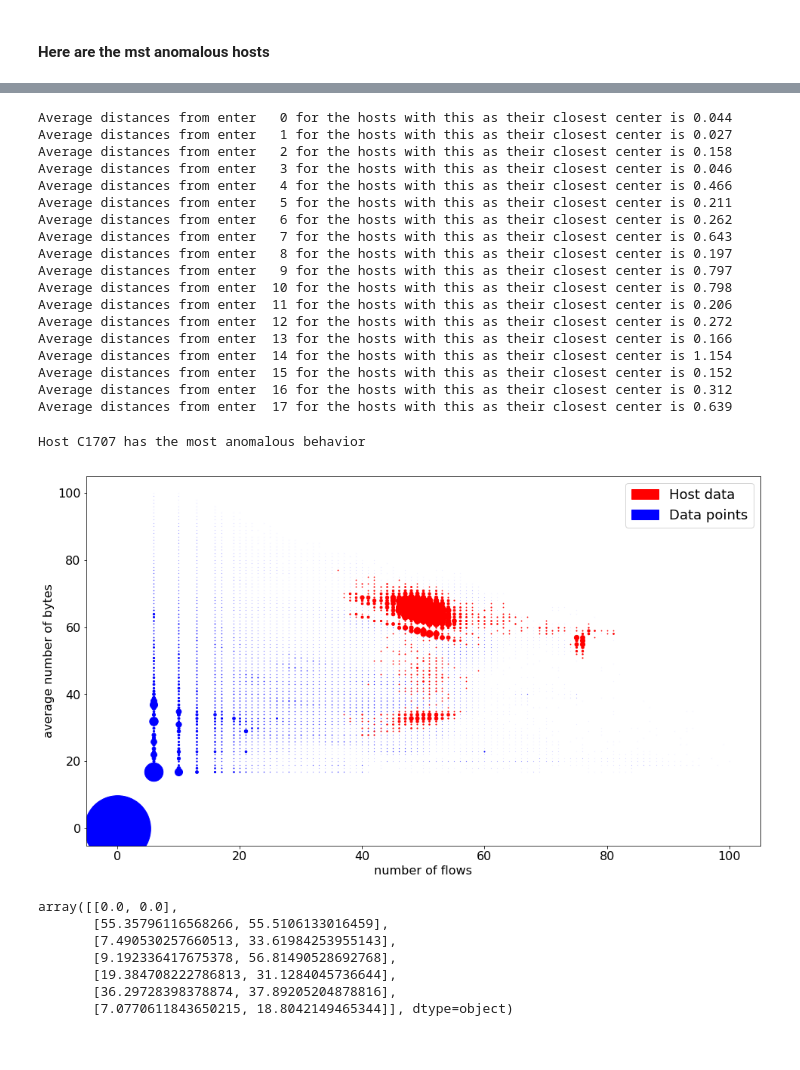
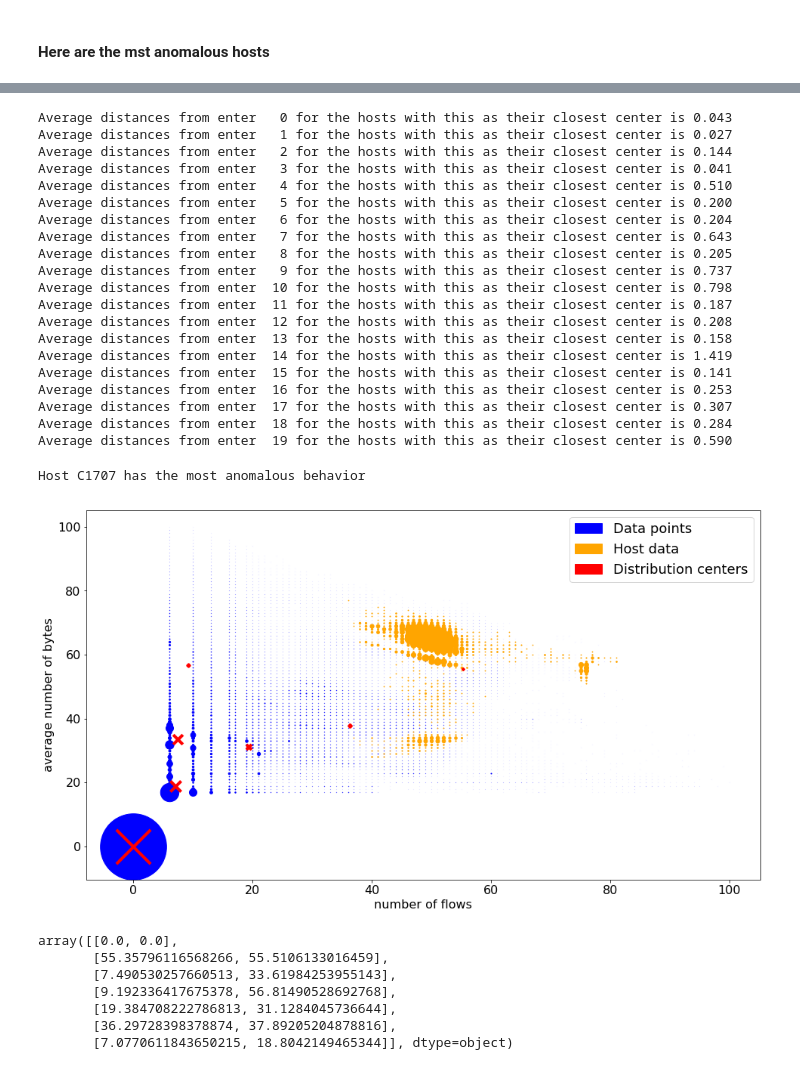
Before and after one commit to SotirisAnagnostidis/onlineAnomalyDetection, a Jupyter notebook: diploma/KL-Kmeans.ipynb, the cells around one changed output, grey strips where cells are left out. Saved outputs shown, nothing was run; the diff lists cells and outputs as text; code cells hidden in the pictures.

Commit message:
progressed kmeans

```diff
--- a/diploma/KL-Kmeans.ipynb
+++ b/diploma/KL-Kmeans.ipynb
@@ -7,9 +7,9 @@ from sklearn.externals import joblib
 import pandas as pd
 
 onlineEM = joblib.load('pkl/onlineEM_15_days_7_alligned.pkl')
-test1 = joblib.load('pkl/groupped_data_15_days_00001_04320.pkl')
+"""test1 = joblib.load('pkl/groupped_data_15_days_00001_04320.pkl')
 test2 = joblib.load('pkl/groupped_data_15_days_04321_08640.pkl')
 test3 = joblib.load('pkl/groupped_data_15_days_08641_12960.pkl')
 test4 = joblib.load('pkl/groupped_data_15_days_12961_17280.pkl')
 groupped_data = pd.concat([test1, test2, test3, test4])
-groupped_data1 = joblib.load('pkl/groupped_data_15_days_17281_21600.pkl')
+groupped_data1 = joblib.load('pkl/groupped_data_15_days_17281_21600.pkl')"""
@@ -100,3 +90,7 @@ Starting run 10
+# %%
+from sklearn.externals import joblib
+
+kmeans = joblib.load('pkl/kmeans_20.pkl')
 # %%
 import matplotlib.pyplot as plt
 from pylab import rcParams
@@ -110,7 +103,7 @@ from klkmeans import hmm_distance
 
 distances = []
 for host in onlineEM.hosts:
-    distances.append([host, hmm_distance(onlineEM.hosts[host]['transition_matrix'], kmeans.centers[assign[host]])])
+    distances.append([host, hmm_distance(onlineEM.hosts[host]['transition_matrix'], kmeans.centers[kmeans.assignments[host]])])
 # %%
 from plots import plot_points_host
 # %% [markdown]
@@ -181,21 +175,23 @@ for k,v in sorted(average_distances.items()):
     print('Average distances from enter  {:2d} for the hosts with this as their closest center is {:.3f}'.format(k,
                                                                                                                  sum(v)/len(v)))
 # %% [output]
-Average distances from enter   0 for the hosts with this as their closest center is 0.044
+Average distances from enter   0 for the hosts with this as their closest center is 0.043
 Average distances from enter   1 for the hosts with this as their closest center is 0.027
-Average distances from enter   2 for the hosts with this as their closest center is 0.158
-Average distances from enter   3 for the hosts with this as their closest center is 0.046
-Average distances from enter   4 for the hosts with this as their closest center is 0.466
-Average distances from enter   5 for the hosts with this as their closest center is 0.211
-Average distances from enter   6 for the hosts with this as their closest center is 0.262
+Average distances from enter   2 for the hosts with this as their closest center is 0.144
+Average distances from enter   3 for the hosts with this as their closest center is 0.041
+Average distances from enter   4 for the hosts with this as their closest center is 0.510
+Average distances from enter   5 for the hosts with this as their closest center is 0.200
+Average distances from enter   6 for the hosts with this as their closest center is 0.204
 Average distances from enter   7 for the hosts with this as their closest center is 0.643
-Average distances from enter   8 for the hosts with this as their closest center is 0.197
-Average distances from enter   9 for the hosts with this as their closest center is 0.797
+Average distances from enter   8 for the hosts with this as their closest center is 0.205
+Average distances from enter   9 for the hosts with this as their closest center is 0.737
 Average distances from enter  10 for the hosts with this as their closest center is 0.798
-Average distances from enter  11 for the hosts with this as their closest center is 0.206
-Average distances from enter  12 for the hosts with this as their closest center is 0.272
-Average distances from enter  13 for the hosts with this as their closest center is 0.166
-Average distances from enter  14 for the hosts with this as their closest center is 1.154
-Average distances from enter  15 for the hosts with this as their closest center is 0.152
-Average distances from enter  16 for the hosts with this as their closest center is 0.312
-Average distances from enter  17 for the hosts with this as their closest center is 0.639
+Average distances from enter  11 for the hosts with this as their closest center is 0.187
+Average distances from enter  12 for the hosts with this as their closest center is 0.208
+Average distances from enter  13 for the hosts with this as their closest center is 0.158
+Average distances from enter  14 for the hosts with this as their closest center is 1.419
+Average distances from enter  15 for the hosts with this as their closest center is 0.141
+Average distances from enter  16 for the hosts with this as their closest center is 0.253
+Average distances from enter  17 for the hosts with this as their closest center is 0.307
+Average distances from enter  18 for the hosts with this as their closest center is 0.284
+Average distances from enter  19 for the hosts with this as their closest center is 0.590
@@ -202,10 +245,11 @@ Average distances from enter  17 for the hosts with this as their closest center
 # %%
 host = sorted_distances[0][0]
 print('Host', host, 'has the most anomalous behavior')
-plot_points_host(groupped_data.values[:, :2], hostData=groupped_data[groupped_data['source computer'] == host].values[:, :2])
+plot_points_host(groupped_data.values[:, :2], hostData=groupped_data[groupped_data['source computer'] == host].values[:, :2],
+                em=onlineEM)
 # %% [output]
 Host C1707 has the most anomalous behavior
-[figure, old version]
+[figure, new version]
 # %%
 from pylab import rcParams
 from matplotlib import pyplot as plt
```
Also changed, not shown: parts of 30 cells of this notebook, 5 other files.
